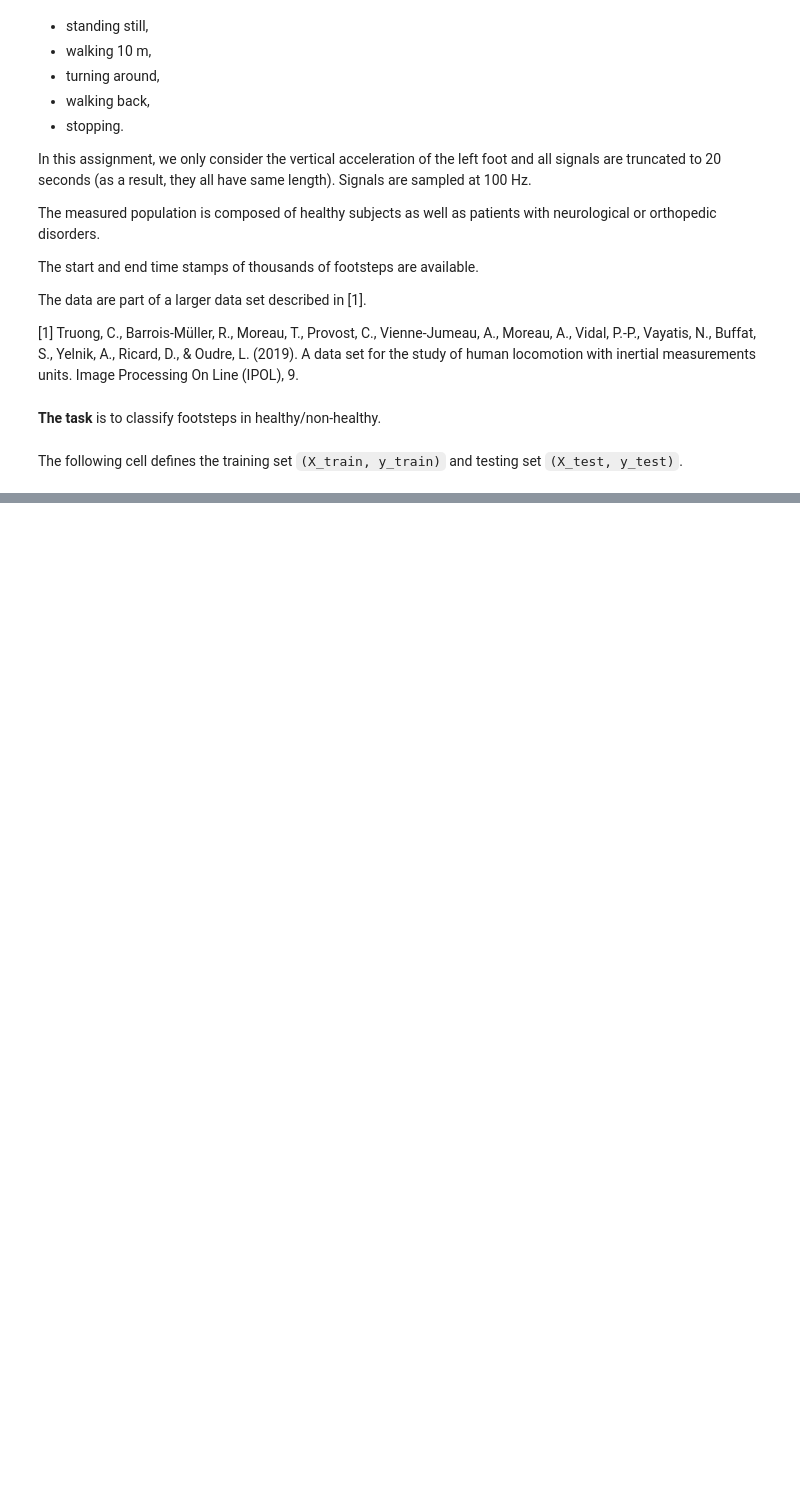
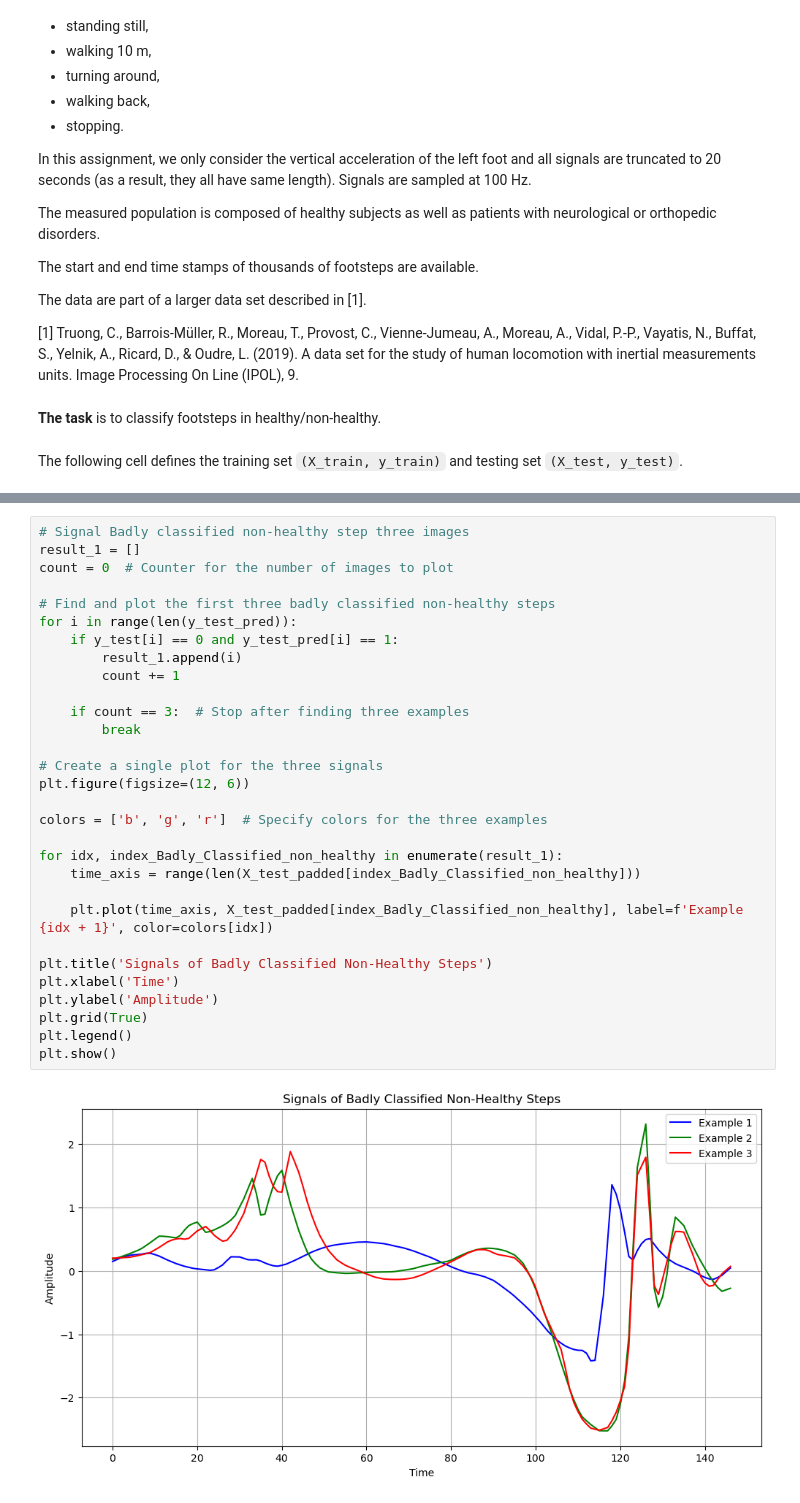
Before and after one commit to DobricLilujun/time-series-random, a Jupyter notebook: Assignment 1 - ML for TS (MVA 23-24).ipynb, the cells around one changed output, grey strips where cells are left out. Drawn from its saved outputs; the diff is of its cells as text; blank space fills up the shorter version.

```diff
--- a/Assignment 1 - ML for TS (MVA 23-24).ipynb
+++ b/Assignment 1 - ML for TS (MVA 23-24).ipynb
@@ -343 +423,33 @@ plt.show()
+# %%
+# Signal Badly classified non-healthy step three images
+result_1 = []
+count = 0  # Counter for the number of images to plot
+
+# Find and plot the first three badly classified non-healthy steps
+for i in range(len(y_test_pred)):
+    if y_test[i] == 0 and y_test_pred[i] == 1:
+        result_1.append(i)
+        count += 1
+
+    if count == 3:  # Stop after finding three examples
+        break
+
+# Create a single plot for the three signals
+plt.figure(figsize=(12, 6))
+
+colors = ['b', 'g', 'r']  # Specify colors for the three examples
+
+for idx, index_Badly_Classified_non_healthy in enumerate(result_1):
+    time_axis = range(len(X_test_padded[index_Badly_Classified_non_healthy]))
+
+    plt.plot(time_axis, X_test_padded[index_Badly_Classified_non_healthy], label=f'Example {idx + 1}', color=colors[idx])
+
+plt.title('Signals of Badly Classified Non-Healthy Steps')
+plt.xlabel('Time')
+plt.ylabel('Amplitude')
+plt.grid(True)
+plt.legend()
+plt.show()
+# %% [output]
+[figure, added]
 # %%
```
Also changed, not shown: parts of 25 cells of this notebook, 2 other files.
